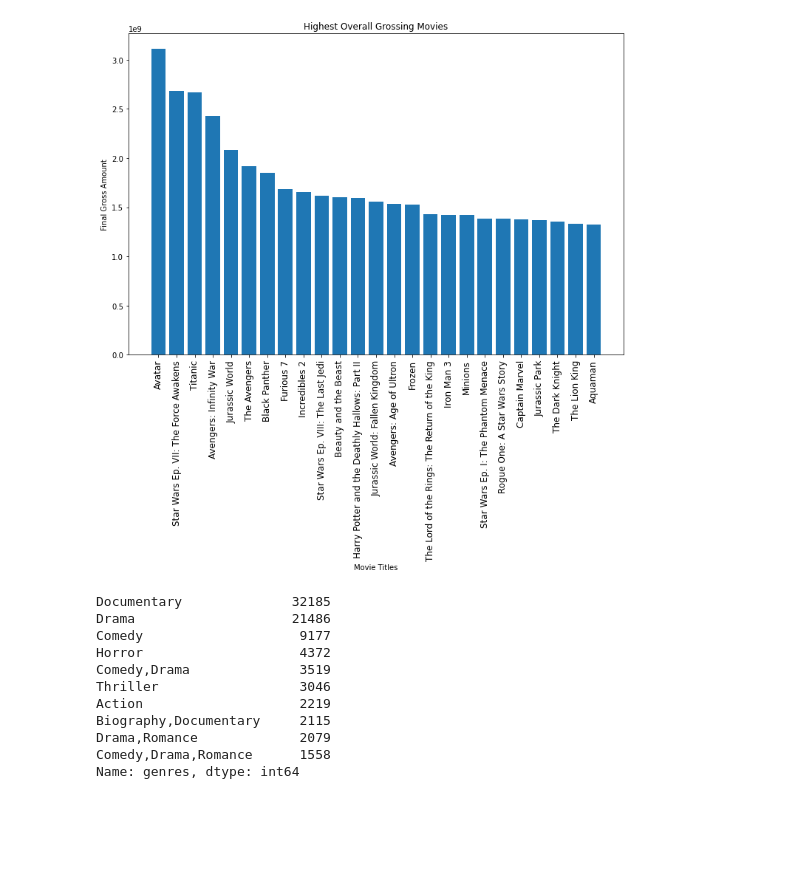
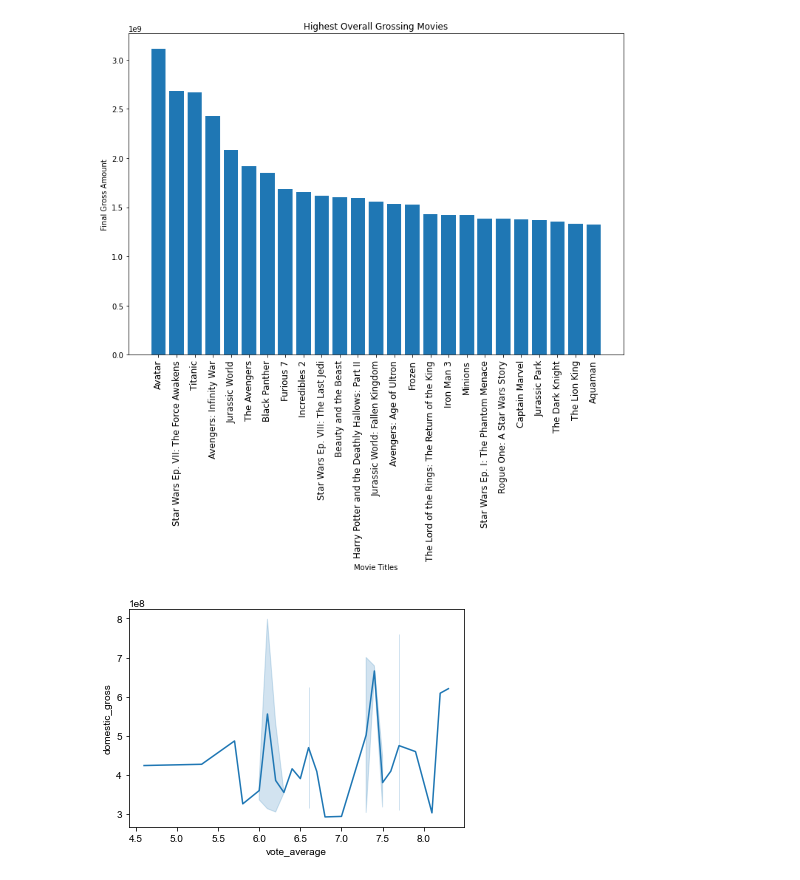
Before and after one commit to jalen253/phase1-project, a Jupyter notebook: student.ipynb, the cells around one changed output. Drawn from its saved outputs; the diff is of its cells as text; code cells hidden in the pictures; blank space fills up the shorter version.

```diff
--- a/student.ipynb
+++ b/student.ipynb
@@ -151,10 +144,11 @@ top_10_generes_2021 = two_21['genres'].value_counts().head(10)
 #following code is for movie ratings
 data cleaning consisted of
 # %%
-movie_rate2 = pd.read_csv('zippedData/tmdb.movies.csv.gz', index_col = 0)
+movie_rate3 = pd.read_csv('zippedData/tmdb.movies.csv.gz', index_col = 0)
 #data came with an additional column
 # %%
 #want to incude only movies with a solid voter count as some movies had a voter count of 1 and that was there rating.
 #average voter count was 194 so anything less than 150 we do not want to include in our dataset
-movie_rate2['vote_count'].mean()
-movie_rate2.drop(movie_rate2[movie_rate2['vote_count'] <= 151].index, inplace = True)
+movie_rate3['vote_count'].mean()
+movie_rate3.drop(movie_rate3[movie_rate3['vote_count'] <= 151].index, inplace = True)
+movie_rate3
@@ -281,17 +206,8 @@ ax.set_title('Highest Overall Grossing Movies')
 # %% [output]
 Text(0.5, 1.0, 'Highest Overall Grossing Movies')
 [figure]
-# %%
-top_10_genre
-# %% [output]
-Documentary              32185
-Drama                    21486
-Comedy                    9177
-Horror                    4372
-Comedy,Drama              3519
-Thriller                  3046
-Action                    2219
-Biography,Documentary     2115
-Drama,Romance             2079
-Comedy,Drama,Romance      1558
-Name: genres, dtype: int64
+# %%
+sns.lineplot(x =movie_rate3['vote_average'].head(100), y=movie_budget['domestic_gross'].sort_values(ascending= False).head(100))
+sns.set_style('darkgrid')
+# %% [output]
+[figure, added]
```
Also changed, not shown: parts of 25 cells of this notebook.
